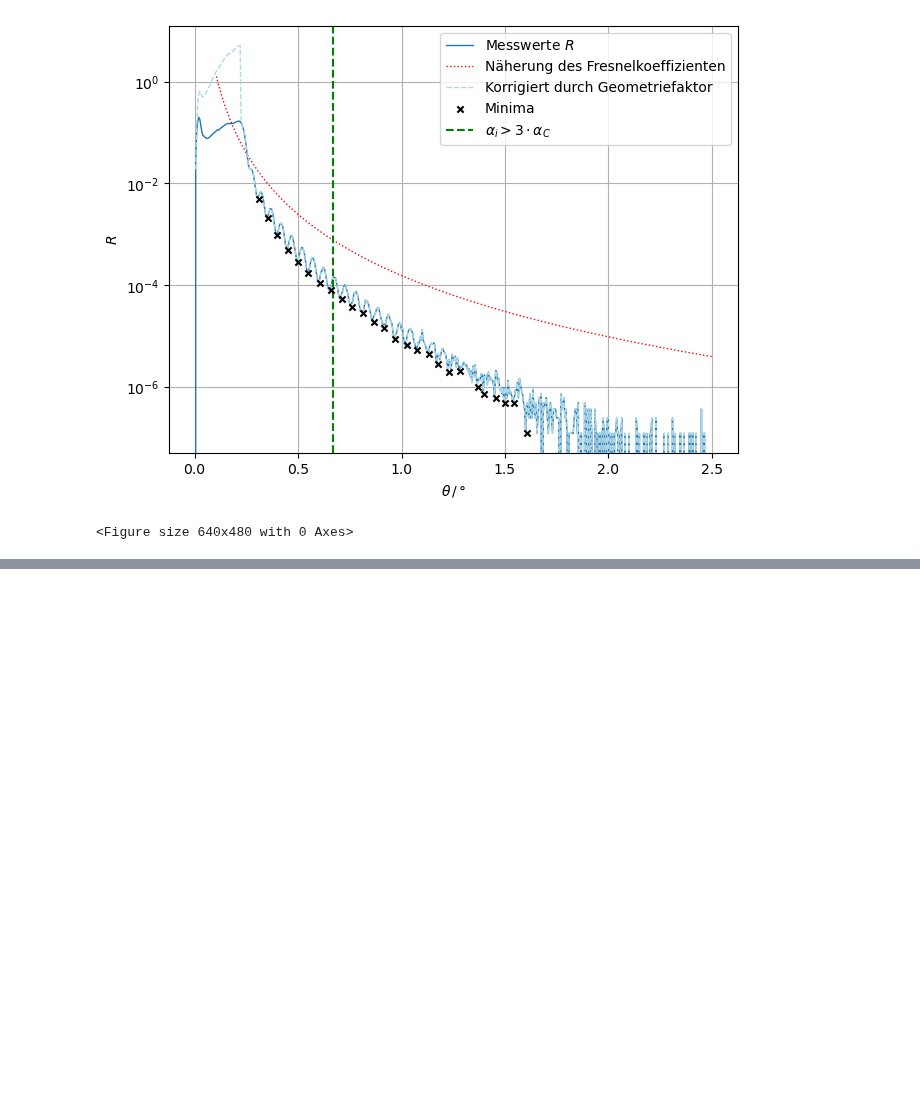
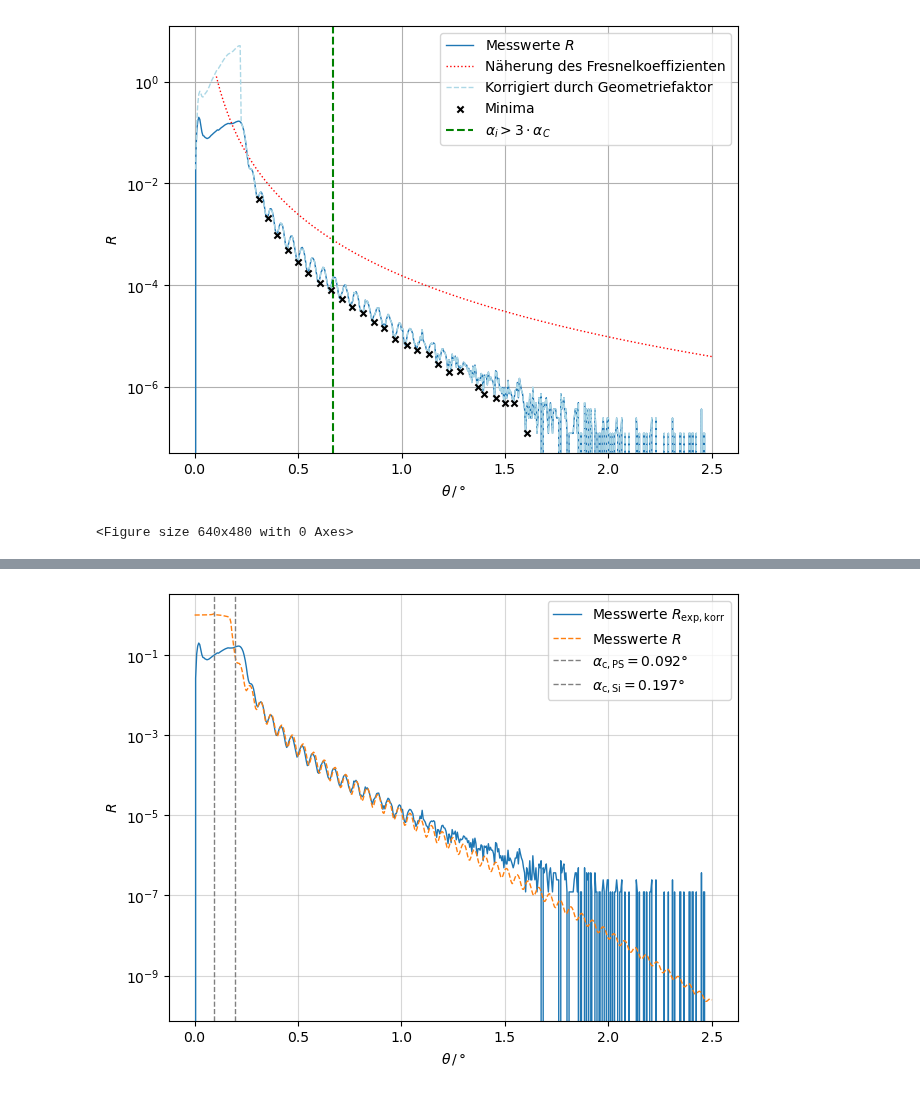
Before and after one commit to waerther/fortgeschrittenenpraktikum, a Jupyter notebook: v44/auswertung.ipynb, the cells around one changed output, grey strips where cells are left out. Cells and saved outputs as stored; diff of their text form; code cells hidden in the pictures; blank space fills up the shorter version.

```diff
--- a/v44/auswertung.ipynb
+++ b/v44/auswertung.ipynb
@@ -467,0 +304,94 @@ Krit. Winkel Si: 0.1900
+# %%
+lam = 1.541* 10**-10
+diff = np.zeros(len(minima_theta) -1)
+for i in np.arange(len(minima_theta) - 1):
+    diff[i] = minima_theta[i+1] - minima_theta[i]
+
+diff = ufloat(np.mean(diff), np.std(diff))
+
+d = lam / (2 * diff)
+print('Schichtdicke: {:.4e}'.format(d))
+
+d = 8.62*10**(-8)
+delta_2 = 1.3 * 10**(-6)
+delta_3 = 5.9 * 10**(-6)
+sigma_1 = 8 * 10**(-10)
+sigma_2 = 6.5 * 10**(-10)
+
+p0 = ([d, delta_2, delta_3, sigma_1, sigma_2])
+
+def parratt_algorithm(theta, d, delta_2, delta_3, sigma_1, sigma_2):
+    k = 2*np.pi/lam
+
+    n_1 = 1
+    n_2 = 1 - delta_2 + 1j * delta_2 / 200
+    n_3 = 1 - delta_3 + 1j * delta_3 / 40
+
+    k_z1 = k * np.sqrt(n_1**2 - np.cos(np.deg2rad(theta))**2)
+    k_z2 = k * np.sqrt(n_2**2 - np.cos(np.deg2rad(theta))**2)
+    k_z3 = k * np.sqrt(n_3**2 - np.cos(np.deg2rad(theta))**2)
+
+    r_1 = np.exp(-2 * k_z1 * k_z2 * sigma_1**2) * (k_z1 - k_z2) / (k_z1 + k_z2)
+    r_2 = np.exp(-2 * k_z2 * k_z3 * sigma_2**2) * (k_z2 - k_z3) / (k_z2 + k_z3)
+
+    X_2 = np.exp(-2j*k_z2 * d) * r_2
+    X_1 = (r_1 + X_2) / (1 + r_1 * X_2)
+
+    R = np.abs(X_1)**2
+
+    return R
+
+fit_mask = (theta > 0.3)
+params_parratt, cov_parratt = curve_fit(parratt_algorithm,
+                                        theta[fit_mask],
+                                        R[fit_mask],
+                                        p0=p0,
+                                        bounds=([10**-9, 10**-7, 10**-7, 10**-10, 10**-10], [10**-7, 10**-5, 10**-5, 10**-9, 10**-9]),
+                                        maxfev=100000)
+
+alpha_c_PS = np.rad2deg(np.sqrt(2*delta_2))
+alpha_c_Si = np.rad2deg(np.sqrt(2*delta_3))
+
+fig, ax = plt.subplots(layout='constrained')
+ax.plot(theta,
+        R,
+        linestyle='-',
+        linewidth=1,
+        label = r'Messwerte $R_{\mathrm{exp,korr}}$',
+        )
+ax.plot(theta,
+        parratt_algorithm(theta, *params_parratt),
+        linestyle='--',
+        linewidth=1,
+        label = r'Messwerte $R$',
+        )
+ax.axvline(alpha_c_PS,
+            color='gray',
+            linestyle='--',
+            linewidth=1,
+            label=r'$\alpha_{\mathrm{c,PS}} = $' + f'{alpha_c_PS:=.3f}°',
+            )
+ax.axvline(alpha_c_Si,
+            color='gray',
+            linestyle='--',
+            linewidth=1,
+            label=r'$\alpha_{\mathrm{c,Si}} = $' + f'{alpha_c_Si:=.3f}°',
+            )
+ax.set(
+    xlabel = r'$\theta \, / \, °$',
+    ylabel = r'$R$',
+    yscale='log',
+)
+ax.legend(loc = 'best')
+ax.grid('::', alpha=0.5)
+# plt.savefig('plots/messung2.pdf')
+plt.show()
+
+uncertainties = np.sqrt(np.diag(cov_parratt))
+for name, value, uncertainty in zip(('d', 'delta_2','delta_3', 'sigma_1', 'sigma_2'), params_parratt, uncertainties):
+    print(f'{name} = {value} ± {uncertainty}')
+
+print()
+print(f'{alpha_c_PS=:.3f}')
+print(f'{alpha_c_Si=:.3f}')
+# %% [output]
@@ -467,0 +399 @@ Krit. Winkel Si: 0.1900
+[figure, added]
```
Also changed, not shown: parts of 2 cells of this notebook, 5 other files.
